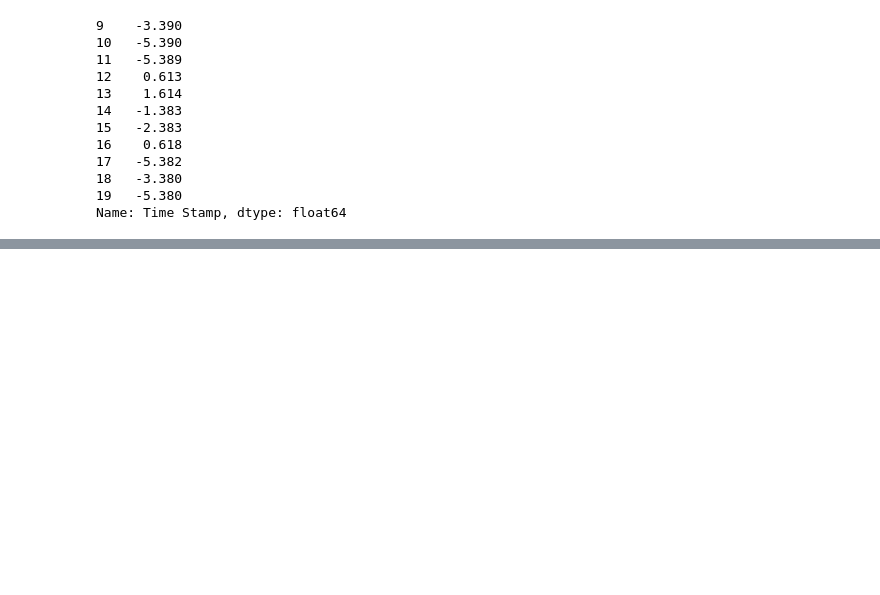
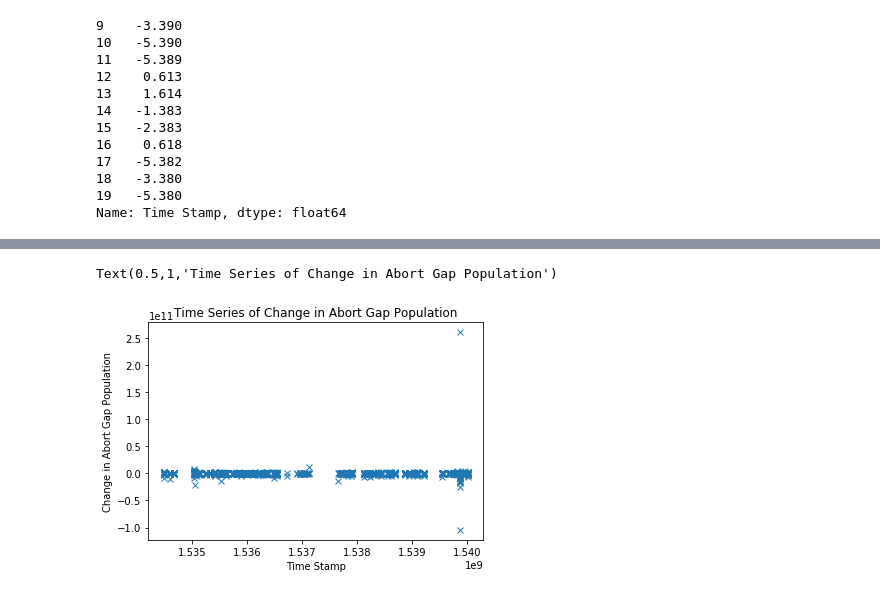
Before and after one commit to mfer0010/BscThesis, a Jupyter notebook: Jupyter Notebook Code/05_Further Analysis of Abort Gap Data.ipynb, the cells around one changed output, grey strips where cells are left out. Drawn from its saved outputs; the diff is of its cells as text; code cells hidden in the pictures; blank space fills up the shorter version.

```diff
--- a/Jupyter Notebook Code/05_Further Analysis of Abort Gap Data.ipynb
+++ b/Jupyter Notebook Code/05_Further Analysis of Abort Gap Data.ipynb
@@ -131,0 +154,3 @@ Name: Time Stamp, dtype: float64
+# %%
+AbortGap_B2 = pd.read_pickle('../Data/Beam2_AbortGap.pkl')
+AbortGap_B2.info()
@@ -131,0 +165,14 @@ Name: Time Stamp, dtype: float64
+# %%
+change = []
+change.append(0)
+for i in range(1,len(AbortGap_B2['Reading'])):
+    change.append(AbortGap_B2['Reading'][i]-AbortGap_B2['Reading'][i-1])
+AbortGap_B2['Change in Population'] = change
+# %%
+plt.plot(AbortGap_B2['Time Stamp'],AbortGap_B2['Change in Population'],'x')
+plt.xlabel('Time Stamp')
+plt.ylabel('Change in Abort Gap Population')
+plt.title('Time Series of Change in Abort Gap Population')
+# %% [output]
+Text(0.5,1,'Time Series of Change in Abort Gap Population')
+[figure, added]
```
Also changed, not shown: parts of 8 cells of this notebook, 15 other files.
